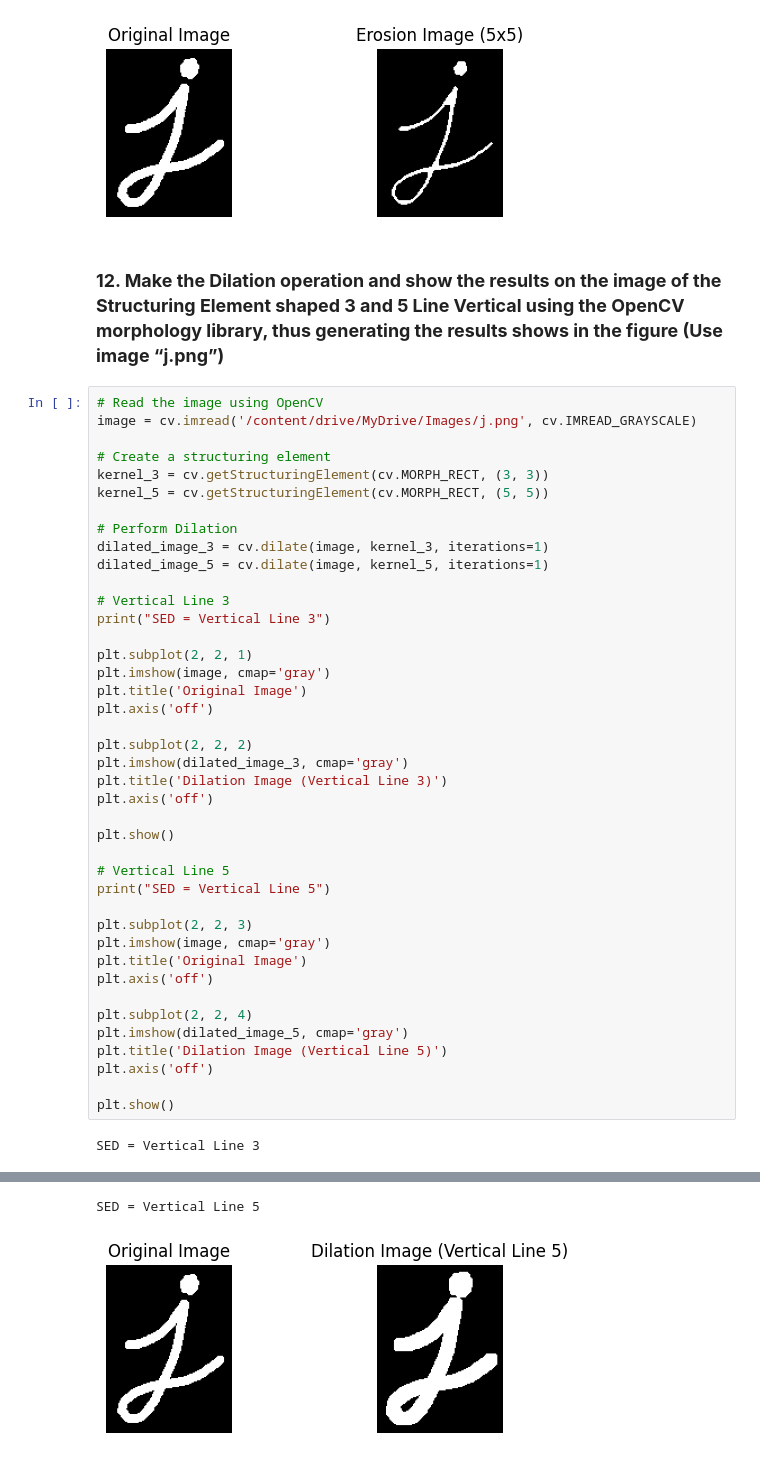
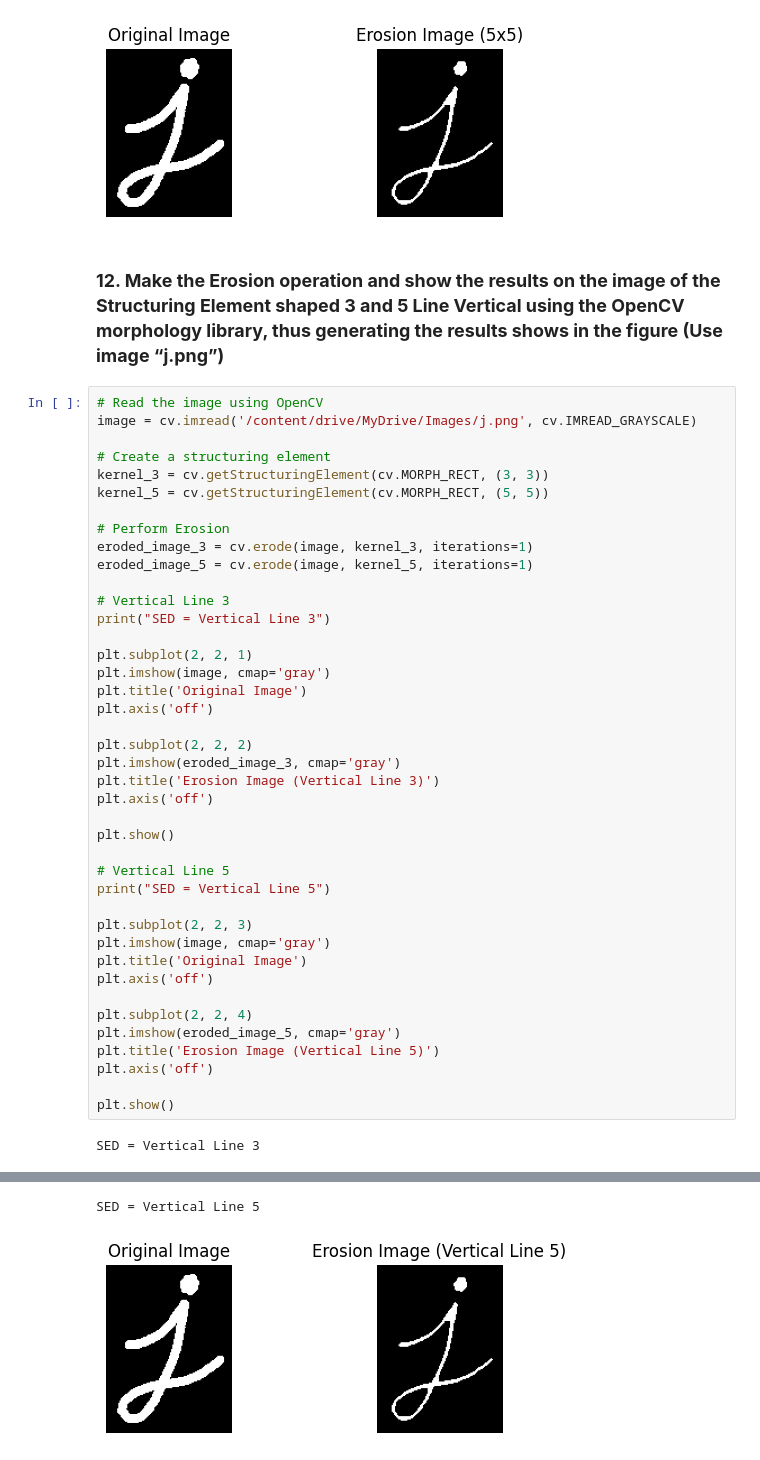
Before and after one commit to frcaulia/dicv_odd_2023, a Jupyter notebook: Week9.ipynb, the cells around one changed output, grey strips where cells are left out. Drawn from its saved outputs; the diff is of its cells as text.

```diff
--- a/Week9.ipynb
+++ b/Week9.ipynb
@@ -399,7 +399,7 @@ SED = Rectangle 3
 SED = Rectangle 5
 [figure]
 # %% [markdown]
-### **12. Make the Dilation operation and show the results on the image of the Structuring Element shaped 3 and 5 Line Vertical using the OpenCV morphology library, thus generating the results shows in the figure (Use image “j.png”)**
+### **12. Make the Erosion operation and show the results on the image of the Structuring Element shaped 3 and 5 Line Vertical using the OpenCV morphology library, thus generating the results shows in the figure (Use image “j.png”)**
 # %%
 # Read the image using OpenCV
 image = cv.imread('/content/drive/MyDrive/Images/j.png', cv.IMREAD_GRAYSCALE)
@@ -408,9 +408,9 @@ image = cv.imread('/content/drive/MyDrive/Images/j.png', cv.IMREAD_GRAYSCALE)
 kernel_3 = cv.getStructuringElement(cv.MORPH_RECT, (3, 3))
 kernel_5 = cv.getStructuringElement(cv.MORPH_RECT, (5, 5))
 
-# Perform Dilation
-dilated_image_3 = cv.dilate(image, kernel_3, iterations=1)
-dilated_image_5 = cv.dilate(image, kernel_5, iterations=1)
+# Perform Erosion
+eroded_image_3 = cv.erode(image, kernel_3, iterations=1)
+eroded_image_5 = cv.erode(image, kernel_5, iterations=1)
 
 # Vertical Line 3
 print("SED = Vertical Line 3")
@@ -421,8 +421,8 @@ plt.title('Original Image')
 plt.axis('off')
 
 plt.subplot(2, 2, 2)
-plt.imshow(dilated_image_3, cmap='gray')
-plt.title('Dilation Image (Vertical Line 3)')
+plt.imshow(eroded_image_3, cmap='gray')
+plt.title('Erosion Image (Vertical Line 3)')
 plt.axis('off')
 
 plt.show()
@@ -436,8 +436,8 @@ plt.title('Original Image')
 plt.axis('off')
 
 plt.subplot(2, 2, 4)
-plt.imshow(dilated_image_5, cmap='gray')
-plt.title('Dilation Image (Vertical Line 5)')
+plt.imshow(eroded_image_5, cmap='gray')
+plt.title('Erosion Image (Vertical Line 5)')
 plt.axis('off')
 
 plt.show()
@@ -447,2 +447,2 @@ SED = Vertical Line 3
 SED = Vertical Line 5
-[figure, old version]
+[figure, new version]
```
Also changed, not shown: parts of 2 cells of this notebook.
